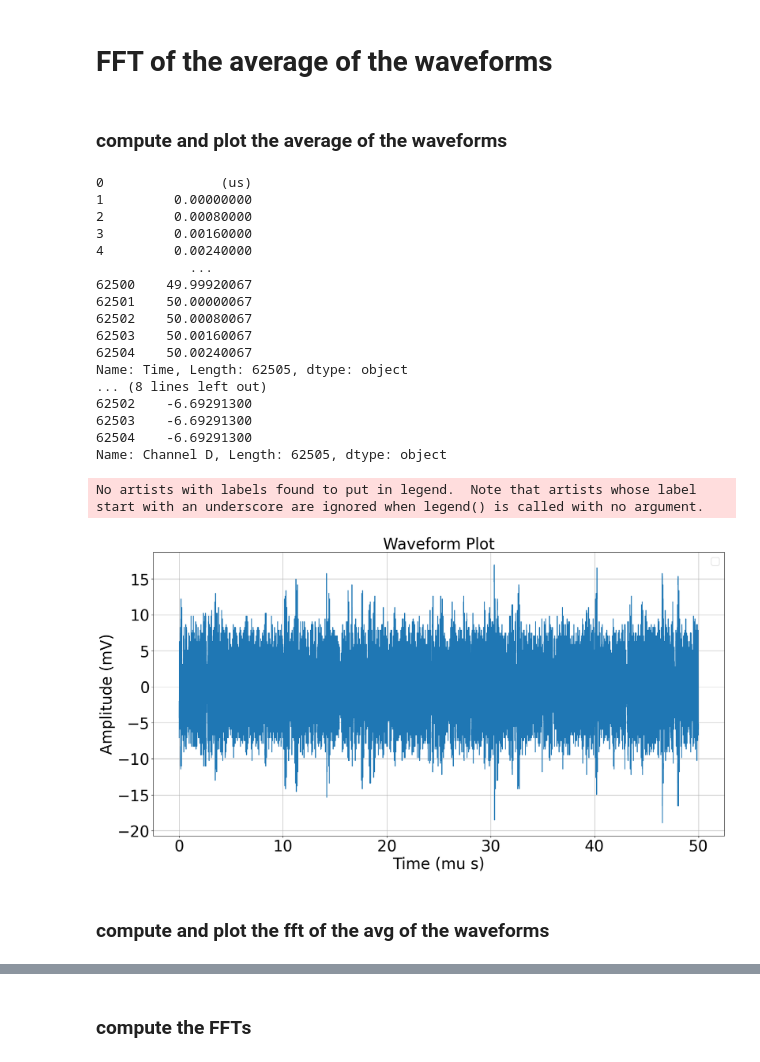
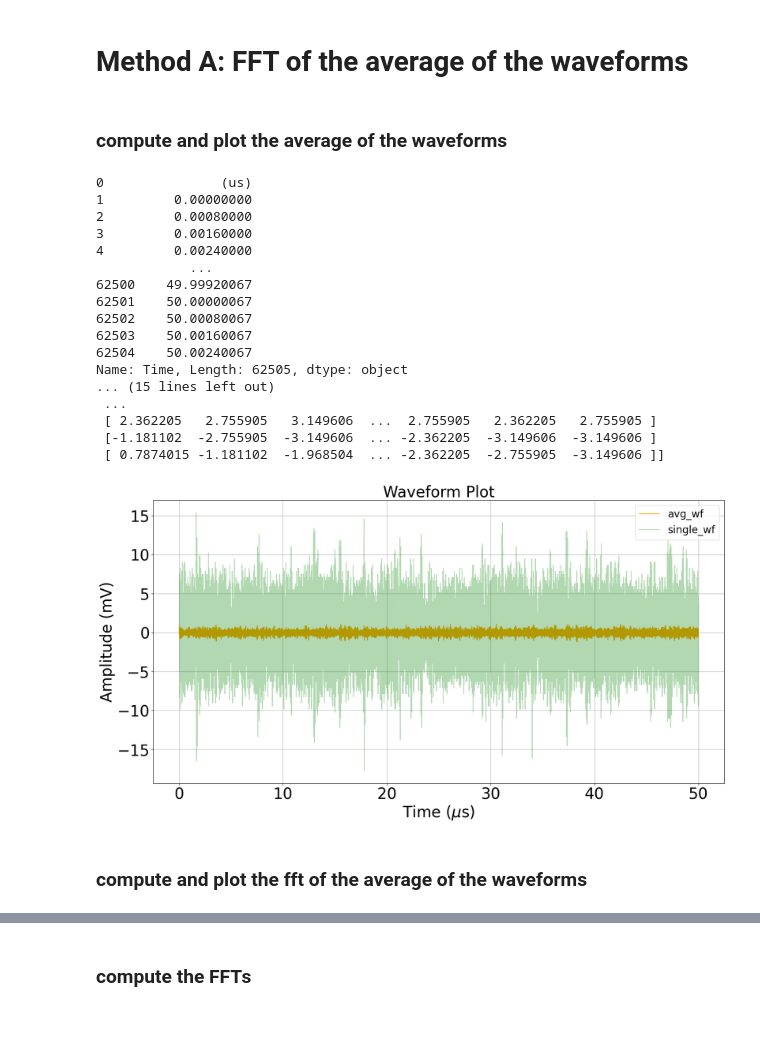
Before and after one commit to giiulia/SummerSchoolProject, a Jupyter notebook: Analysis/avg_wf_VS_avg_fft - Noerrors.ipynb, the cells around one changed output, grey strips where cells are left out. Cells and saved outputs as stored; diff of their text form; code cells hidden in the pictures; blank space fills up the shorter version.

Commit message:
saved plots

```diff
--- a/Analysis/avg_wf_VS_avg_fft - Noerrors.ipynb
+++ b/Analysis/avg_wf_VS_avg_fft - Noerrors.ipynb
@@ -64,27 +26,28 @@ def mean_fft(all_ffts, cnv):
 hour = '15.46'
 day = '07082024'
 # %% [markdown]
-# FFT of the average of the waveforms
+# Method A: FFT of the average of the waveforms
 # %% [markdown]
 ### compute and plot the average of the waveforms
 # %%
 file_pattern = f"../Waveforms/{day}/{day}_{hour}/{day}_{hour}_wf.csv/{day}_{hour}_wf_*.csv"
-file_list = glob.glob(file_pattern)
+file_list_wf = glob.glob(file_pattern)
 
 amplitudes_list_A = []
 
-for i, file in enumerate(file_list):
+for i, file in enumerate(file_list_wf):
     df = pd.read_csv(file)
     if i == 0:
         print(df.iloc[:, 0])
         print(df.iloc[:, 1])
         times_A = pd.to_numeric(df.iloc[1:, 0], errors = 'coerce').values
-        amplitudes_A = pd.to_numeric(df.iloc[1:, 1], errors='coerce').values
+    amplitudes_A = pd.to_numeric(df.iloc[1:, 1], errors='coerce').values
     amplitudes_list_A.append(amplitudes_A)
 
 #print(amplitudes_list)
 
 all_amplitudes_A = np.stack(amplitudes_list_A, axis = 0)
+print(all_amplitudes_A)
 # %% [output]
 0               (us)
 1         0.00000000
@@ -98,33 +61,38 @@ all_amplitudes_A = np.stack(amplitudes_list_A, axis = 0)
 62503    50.00160067
 62504    50.00240067
 Name: Time, Length: 62505, dtype: object
-... (8 lines left out)
-62502    -6.69291300
-62503    -6.69291300
-62504    -6.69291300
-Name: Channel D, Length: 62505, dtype: object
+... (15 lines left out)
+ ...
+ [ 2.362205   2.755905   3.149606  ...  2.755905   2.362205   2.755905 ]
+ [-1.181102  -2.755905  -3.149606  ... -2.362205  -3.149606  -3.149606 ]
+ [ 0.7874015 -1.181102  -1.968504  ... -2.362205  -2.755905  -3.149606 ]]
 # %%
 #The ADC of the Picoscope only represents discrete levels of input voltage in 8 bit resolution
 conversion_factor = 0.001
 
-amplitudes_avg = mean_wf(all_amplitudes_A)
+avg_wf =np.mean(all_amplitudes_A, axis=0)
 # %%
 plt.figure(figsize=(20, 10))
 #plt.errorbar(times, amplitudes_avg, yerr=amplitudes_avg_errors, fmt='o', markersize = 2, ecolor='red', capsize = 3, capthick=1, elinewidth=1, label = f"{hour}_{day}")
-plt.plot(times_A, amplitudes_avg)
+plt.plot(times_A, avg_wf, color = 'orange', label = 'avg_wf')
+plt.plot(times_A, all_amplitudes_A[1, :], alpha = 0.3, color = 'green', label = 'single_wf')
+
 plt.title('Waveform Plot', fontsize = 30)
-plt.xlabel('Time (mu s)', fontsize = 30)
+plt.xlabel(r'Time ($\mu$s)', fontsize = 30)
 plt.xticks(fontsize = 30)
 plt.ylabel('Amplitude (mV)', fontsize = 30)
 plt.yticks(fontsize = 30)
 plt.legend(loc = "best",  prop={'size': 20})
 plt.grid(True)
+plt.legend(fontsize = 20)
+
+#plt.savefig("070824_15.46/avg_wf.pdf", format = "pdf", bbox_inches="tight")
+
 plt.show()
 # %% [output]
-No artists with labels found to put in legend.  Note that artists whose label start with an underscore are ignored when legend() is called with no argument.
-[figure, old version]
+[figure, new version]
 # %% [markdown]
-### compute and plot the fft of the avg of the waveforms
+### compute and plot the fft of the average of the waveforms
 # %%
 span_A = times_A[len(times_A)-1]
 f_s = len(times_A) / span_A
```
Also changed, not shown: parts of 15 cells of this notebook, 11 other files.
